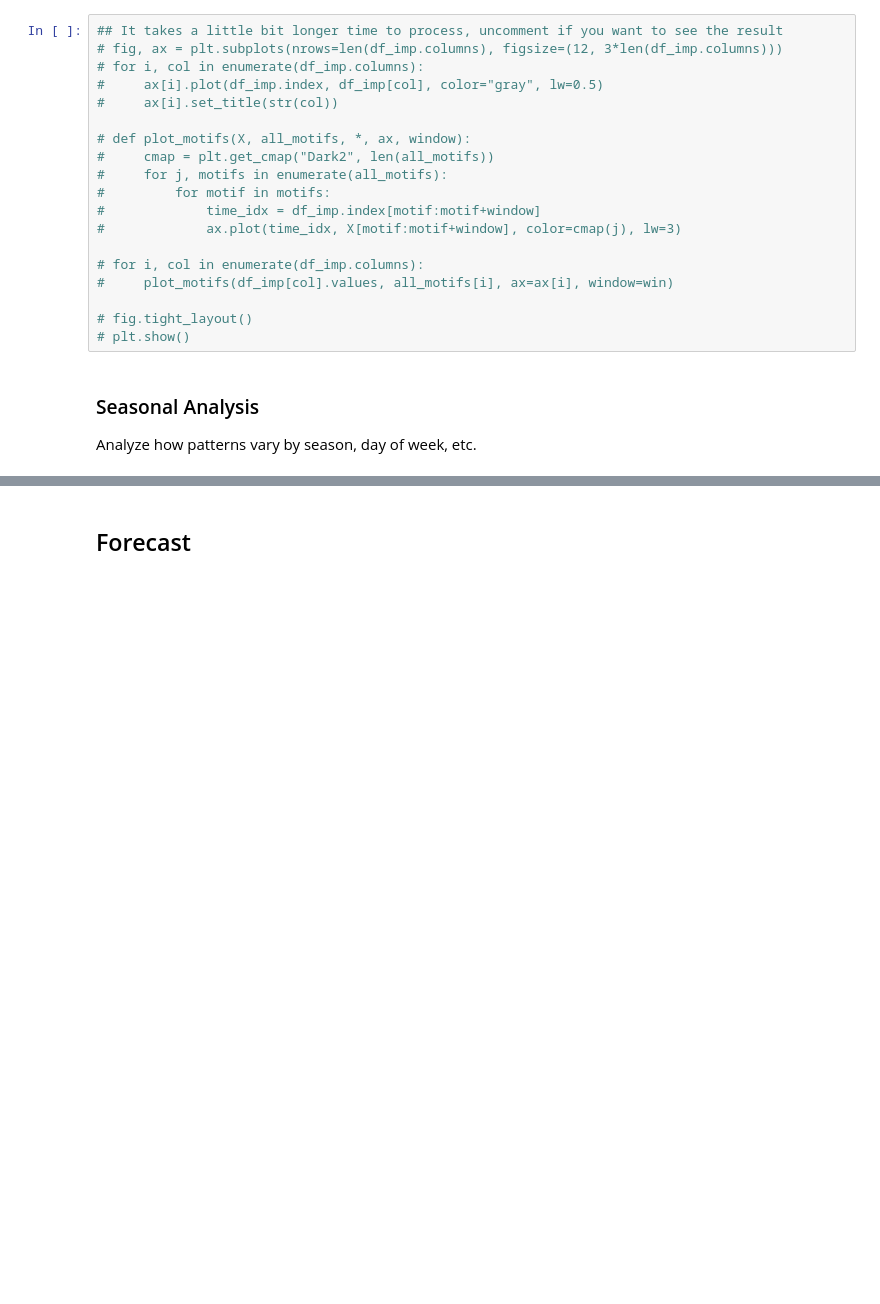
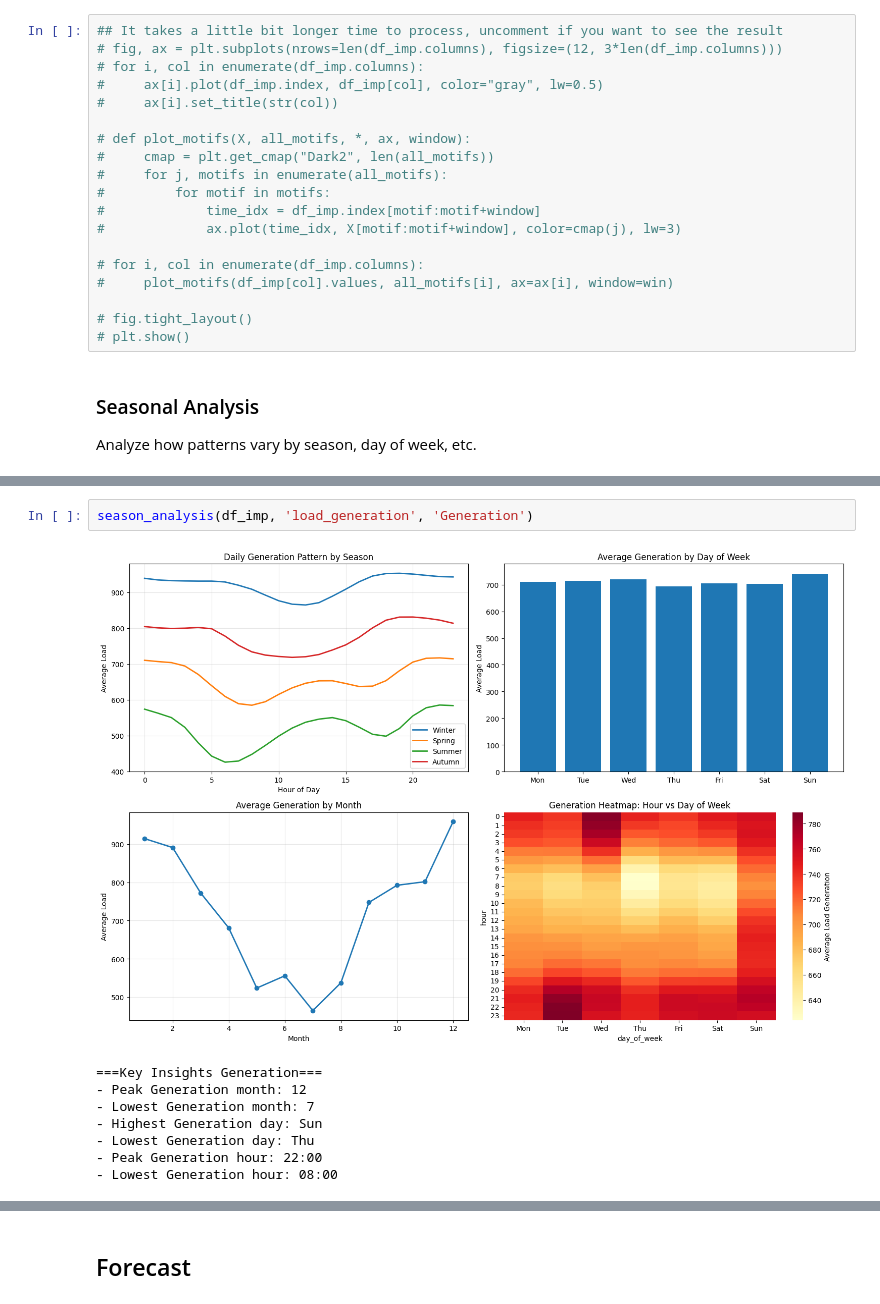
Before and after one commit to ignsagita/timeseries-nn, a Jupyter notebook: timeseries-nn.ipynb, the cells around one changed output, grey strips where cells are left out. Saved outputs shown, nothing was run; the diff lists cells and outputs as text; blank space fills up the shorter version.

```diff
--- a/timeseries-nn.ipynb
+++ b/timeseries-nn.ipynb
@@ -578 +661,12 @@ Analyze how patterns vary by season, day of week, etc.
+# %%
+season_analysis(df_imp, 'load_generation', 'Generation')
+# %% [output]
+[figure, added]
+===Key Insights Generation===
+- Peak Generation month: 12
+- Lowest Generation month: 7
+- Highest Generation day: Sun
+- Lowest Generation day: Thu
+- Peak Generation hour: 22:00
+- Lowest Generation hour: 08:00
 # %%
```
Also changed, not shown: parts of 14 cells of this notebook.
